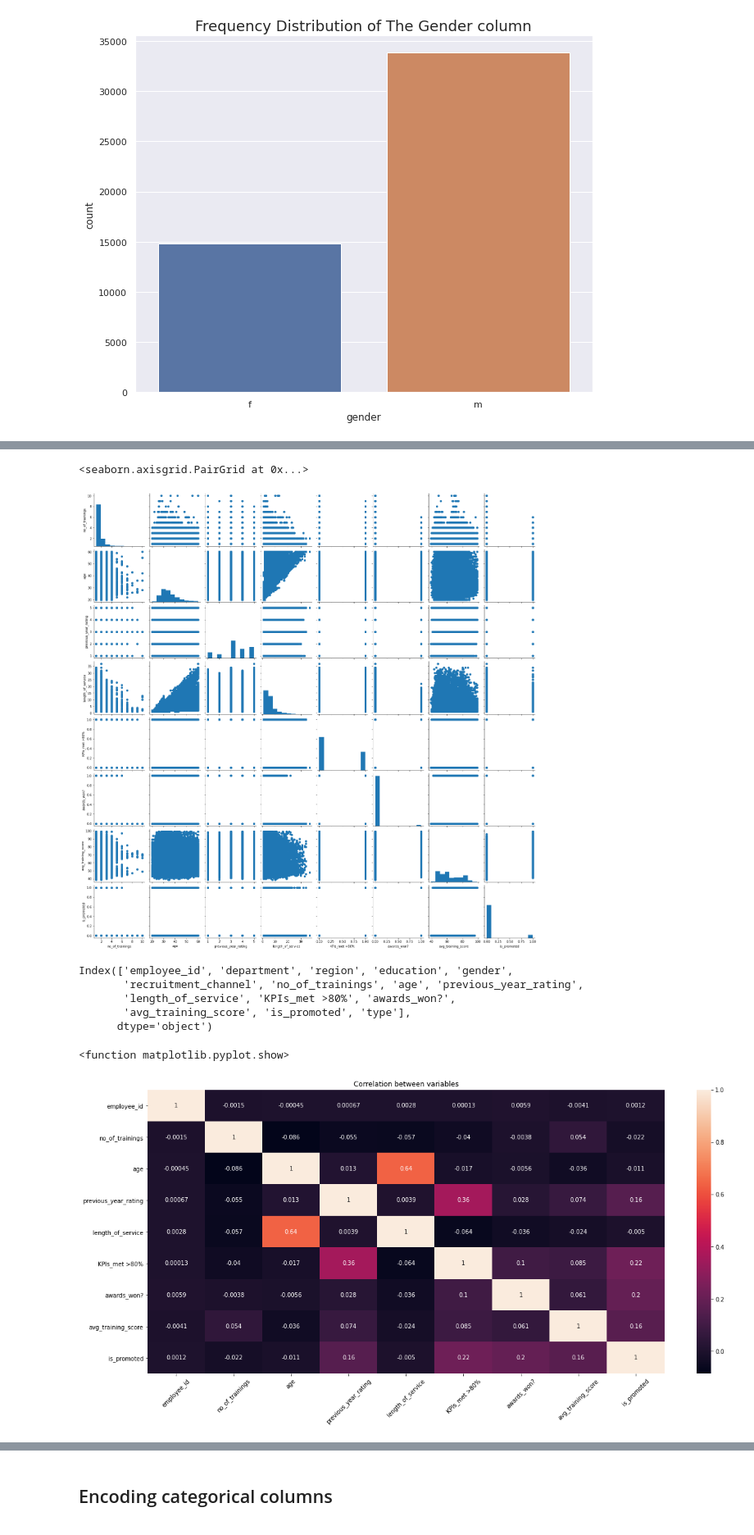
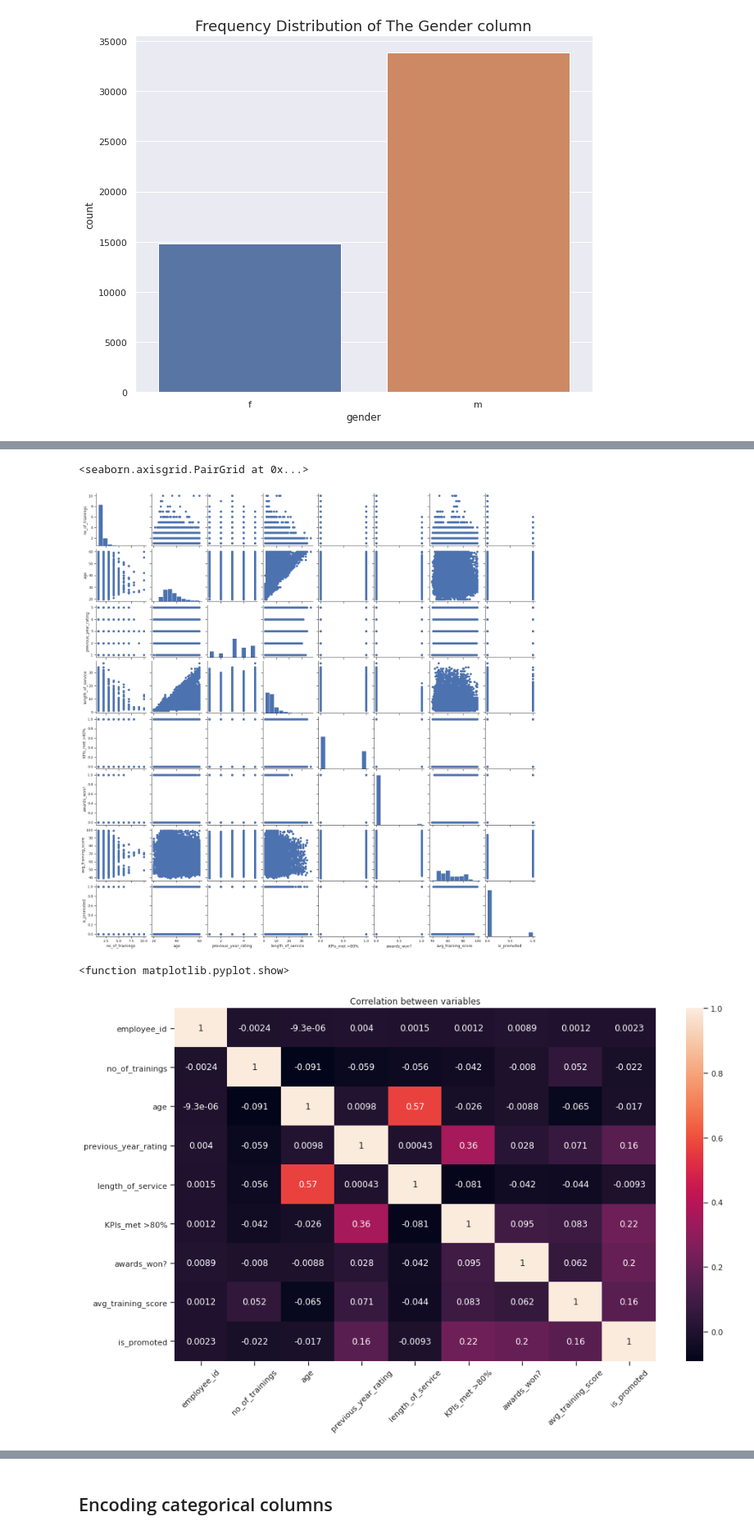
Before and after one commit to abel-keya/employee_promotion_recommender, a Jupyter notebook: employee_recomender_system_group5_cci.ipynb, the cells around one changed output, grey strips where cells are left out. Shown at 82% size. Drawn from its saved outputs; the diff is of its cells as text; code cells hidden in the pictures.

```diff
--- a/employee_recomender_system_group5_cci.ipynb
+++ b/employee_recomender_system_group5_cci.ipynb
@@ -457,0 +521,8 @@ plt.show()
+# %%
+# Plotting the Rating column
+#---
+plt.figure(figsize=(10, 8))
+sns.set(style="darkgrid")
+ax = sns.countplot(x="previous_year_rating", data=df1)
+ax.set_title('Frequency Distribution of Rating column', fontsize=18)
+plt.show()
@@ -457,0 +533,8 @@ plt.show()
+# %%
+# Plotting the recruitment channel column
+#---
+plt.figure(figsize=(10, 8))
+sns.set(style="darkgrid")
+ax = sns.countplot(x="recruitment_channel", data=df1)
+ax.set_title('Frequency Distribution of The Recruitment Channel column', fontsize=18)
+plt.show()
@@ -458,32 +574,24 @@ plt.show()
 # %%
-g = sns.PairGrid(data = df, vars = ['no_of_trainings', 'age', 'previous_year_rating',
+g = sns.PairGrid(data = df1, vars = ['no_of_trainings', 'age', 'previous_year_rating',
        'length_of_service', 'KPIs_met >80%', 'awards_won?',
        'avg_training_score', 'is_promoted'])
 g.map_diag(plt.hist)
 g.map_offdiag(plt.scatter)
 # %% [output]
 <seaborn.axisgrid.PairGrid at 0x...>
-[figure, old version]
+[figure, new version]
-# %%
-df.columns
-# %% [output]
-Index(['employee_id', 'department', 'region', 'education', 'gender',
-       'recruitment_channel', 'no_of_trainings', 'age', 'previous_year_rating',
-       'length_of_service', 'KPIs_met >80%', 'awards_won?',
-       'avg_training_score', 'is_promoted', 'type'],
-      dtype='object')
 # %%
 
 #heatmap
 #checking for correlation using spearman method
-plt.figure(figsize=(20,9))
-correlation_matrix=df.corr(method = 'spearman')
+plt.figure(figsize=(15,9))
+correlation_matrix=df1.corr(method = 'spearman')
 sns.heatmap(correlation_matrix, xticklabels=correlation_matrix.columns, yticklabels=correlation_matrix.columns, annot = True)
 plt.xticks( rotation=45)
 plt.title('Correlation between variables')
 plt.show
 # %% [output]
 <function matplotlib.pyplot.show>
-[figure, old version]
+[figure, new version]
 # %%
 # Create an instance of the PairGrid class.
```
Also changed, not shown: parts of 34 cells of this notebook.
